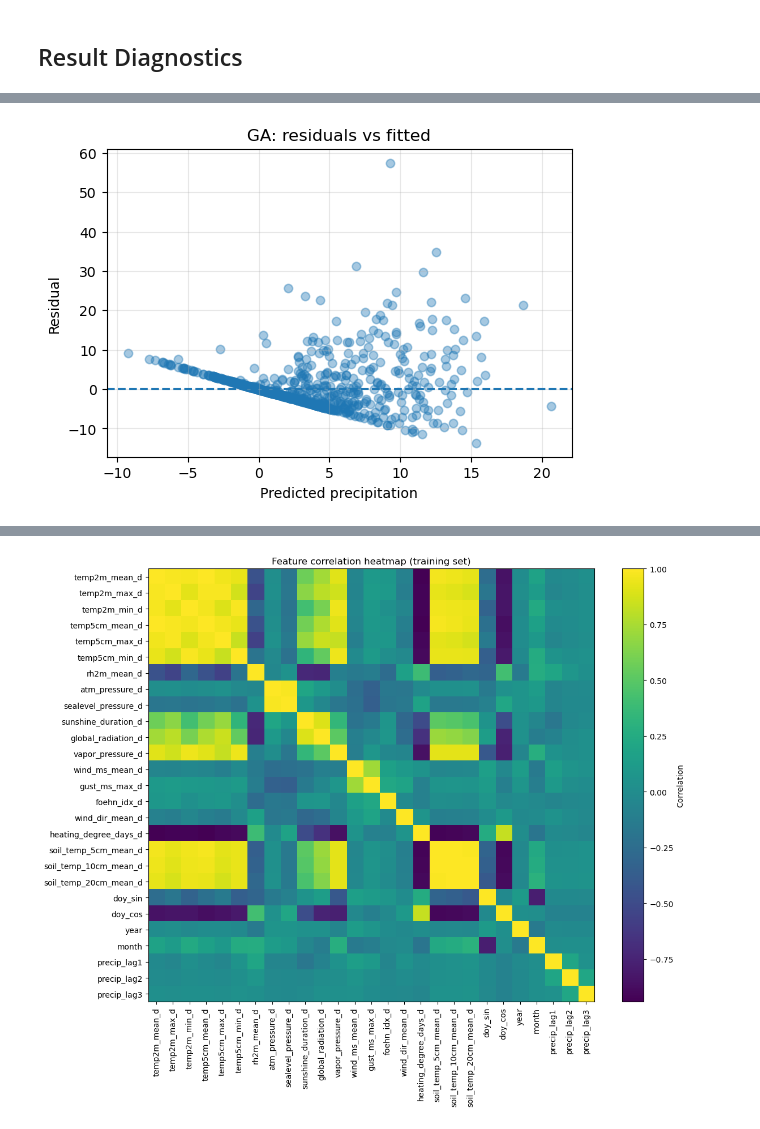
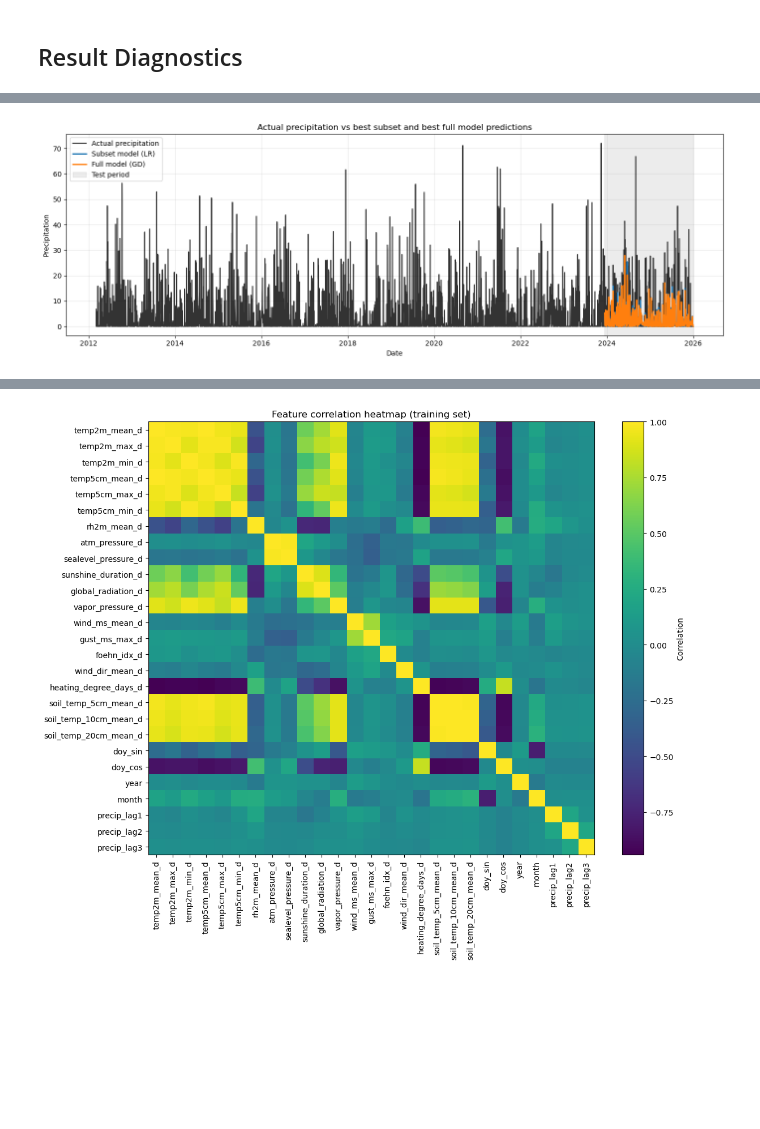
Before and after one commit to Lagpi/Bioinspired_Alg, a Jupyter notebook: BioInsp_alg.ipynb, the cells around one changed output, grey strips where cells are left out. Saved outputs shown, nothing was run; the diff lists cells and outputs as text; code cells hidden in the pictures; blank space fills up the shorter version.

```diff
--- a/BioInsp_alg.ipynb
+++ b/BioInsp_alg.ipynb
@@ -922,7 +1044,7 @@ for i, params in enumerate(aco_grid, start=1):
     start = time.time()
     out = aco_feature_selection(
         X_train_full=X_train,
-        y_train=y_train,
+        y_train_model=y_train_model,
         X_val_full=X_sel,
         y_val=y_sel,
         feature_names=CANDIDATE_FEATURES,
@@ -1118,7 +1318,7 @@ plt.show()
 # %%
 # For refitting we use train + selection + tuning data (all data except test)
 Xtr_refit = np.vstack([X_train, X_sel, X_tune])[:, best_idx]
-y_tr_refit = np.hstack([y_train, y_sel, y_tune])
+y_tr_refit_model = np.hstack([y_train_model, y_sel_model, y_tune_model])
 Xte_subset = X_test[:, best_idx]
 
 subset_eval = {
@@ -1132,37 +1332,37 @@ subset_eval = {
 # LR
 start = time.time()
 lr_subset = LinearRegression()
-lr_subset.fit(Xtr_refit, y_tr_refit)
+lr_subset.fit(Xtr_refit, y_tr_refit_model)
 subset_eval["runtimes"]["LR"] = time.time() - start
 
-subset_eval["preds"]["LR"] = lr_subset.predict(Xte_subset)
+subset_eval["preds"]["LR"] = prediction_to_original_scale(lr_subset.predict(Xte_subset))
 subset_eval["weights"]["LR"] = lr_subset.coef_
 subset_eval["histories"]["LR"] = None
 
 # GD
 start = time.time()
-w_gd_subset, hist_gd_subset = fit_gd(Xtr_refit, y_tr_refit, best_cfg_by_method["GD"])
+w_gd_subset, hist_gd_subset = fit_gd(Xtr_refit, y_tr_refit_model, best_cfg_by_method["GD"])
 subset_eval["runtimes"]["GD"] = time.time() - start
 
-subset_eval["preds"]["GD"] = add_bias(Xte_subset) @ w_gd_subset
+subset_eval["preds"]["GD"] = prediction_to_original_scale(add_bias(Xte_subset) @ w_gd_subset)
 subset_eval["weights"]["GD"] = w_gd_subset
 subset_eval["histories"]["GD"] = hist_gd_subset
 
 # SA
 start = time.time()
-w_sa_subset, hist_sa_subset = fit_sa(Xtr_refit, y_tr_refit, best_cfg_by_method["SA"])
+w_sa_subset, hist_sa_subset = fit_sa(Xtr_refit, y_tr_refit_model, best_cfg_by_method["SA"])
 subset_eval["runtimes"]["SA"] = time.time() - start
 
-subset_eval["preds"]["SA"] = add_bias(Xte_subset) @ w_sa_subset
+subset_eval["preds"]["SA"] = prediction_to_original_scale(add_bias(Xte_subset) @ w_sa_subset)
 subset_eval["weights"]["SA"] = w_sa_subset
 subset_eval["histories"]["SA"] = hist_sa_subset
 
 # GA
 start = time.time()
-w_ga_subset, hist_ga_subset = fit_ga(Xtr_refit, y_tr_refit, best_cfg_by_method["GA"])
+w_ga_subset, hist_ga_subset = fit_ga(Xtr_refit, y_tr_refit_model, best_cfg_by_method["GA"])
 subset_eval["runtimes"]["GA"] = time.time() - start
 
-subset_eval["preds"]["GA"] = add_bias(Xte_subset) @ w_ga_subset
+subset_eval["preds"]["GA"] = prediction_to_original_scale(add_bias(Xte_subset) @ w_ga_subset)
 subset_eval["weights"]["GA"] = w_ga_subset
 subset_eval["histories"]["GA"] = hist_ga_subset
 
@@ -1633,11 +1921,72 @@ plt.show()
 # %%
-plt.figure(figsize=(6, 4))
-plt.scatter(best_pred, resid, alpha=0.4)
-plt.axhline(0, linestyle="--")
-plt.xlabel("Predicted precipitation")
-plt.ylabel("Residual")
-plt.title(f"{best_model_name}: residuals vs fitted")
+# Time-series comparison of the best subset model vs the best full model
+
+subset_best_model = subset_eval["results_df"].iloc[0]["method"]
+full_best_model = full_eval["results_df"].iloc[0]["method"]
+
+used_df = get_used_split_frame(
+    df=df,
+    feature_cols=CANDIDATE_FEATURES,
+    target_col=TARGET_COL,
+    station_col=STATION_COL,
+    date_col=DATE_COL,
+)
+
+n_test = len(y_test)
+test_start_idx = len(used_df) - n_test
+test_dates = used_df.iloc[test_start_idx:][DATE_COL].to_numpy()
+
+actual_full_series = used_df[TARGET_COL].to_numpy()
+actual_dates = used_df[DATE_COL].to_numpy()
+actual_test_series = actual_full_series[test_start_idx:]
+
+subset_pred_full = np.full(len(used_df), np.nan)
+full_pred_full = np.full(len(used_df), np.nan)
+subset_pred_full[test_start_idx:] = subset_eval["preds"][subset_best_model]
+full_pred_full[test_start_idx:] = full_eval["preds"][full_best_model]
+
+plt.figure(figsize=(14, 5))
+plt.plot(actual_dates, actual_full_series, label="Actual precipitation", color="black", linewidth=1.5, alpha=0.8)
+plt.plot(actual_dates, subset_pred_full, label=f"Subset model ({subset_best_model})", linewidth=2)
+plt.plot(actual_dates, full_pred_full, label=f"Full model ({full_best_model})", linewidth=2)
+plt.axvspan(test_dates[0], test_dates[-1], color="grey", alpha=0.15, label="Test period")
+plt.xlabel("Date")
+plt.ylabel("Precipitation")
+plt.title("Actual precipitation vs best subset and best full model predictions")
 plt.grid(alpha=0.3)
+plt.legend()
+plt.tight_layout()
 plt.show()
+
+plt.figure(figsize=(14, 5))
+plt.plot(test_dates, actual_test_series, label="Actual precipitation", color="black", linewidth=1.5, alpha=0.8)
+plt.plot(test_dates, subset_eval["preds"][subset_best_model], label=f"Subset model ({subset_best_model})", linewidth=2)
+plt.plot(test_dates, full_eval["preds"][full_best_model], label=f"Full model ({full_best_model})", linewidth=2)
+plt.xlabel("Date")
+plt.ylabel("Precipitation")
+plt.title("Test period only: actual precipitation vs best subset and full model predictions")
+plt.grid(alpha=0.3)
+plt.legend()
+plt.tight_layout()
+plt.show()
+
+
+# Metric comparison plot: subset model vs full model for each algorithm
+
+comp_plot = comparison.copy()
+comp_plot = comp_plot.sort_values("method").reset_index(drop=True)
+x = np.arange(len(comp_plot))
+width = 0.35
+
+plt.figure(figsize=(9, 5))
+plt.bar(x - width / 2, comp_plot["test_rmse"], width=width, label="Subset model")
+plt.bar(x + width / 2, comp_plot["rmse_full"], width=width, label="Full model")
+plt.xticks(x, comp_plot["method"])
+plt.ylabel("Test RMSE")
+plt.title("Subset model vs full model: test RMSE by algorithm")
+plt.grid(axis="y", alpha=0.3)
+plt.legend()
+plt.tight_layout()
+plt.show()
 # %% [output]
-[figure, old version]
+[figure, new version]
```
Also changed, not shown: parts of 32 cells of this notebook.
